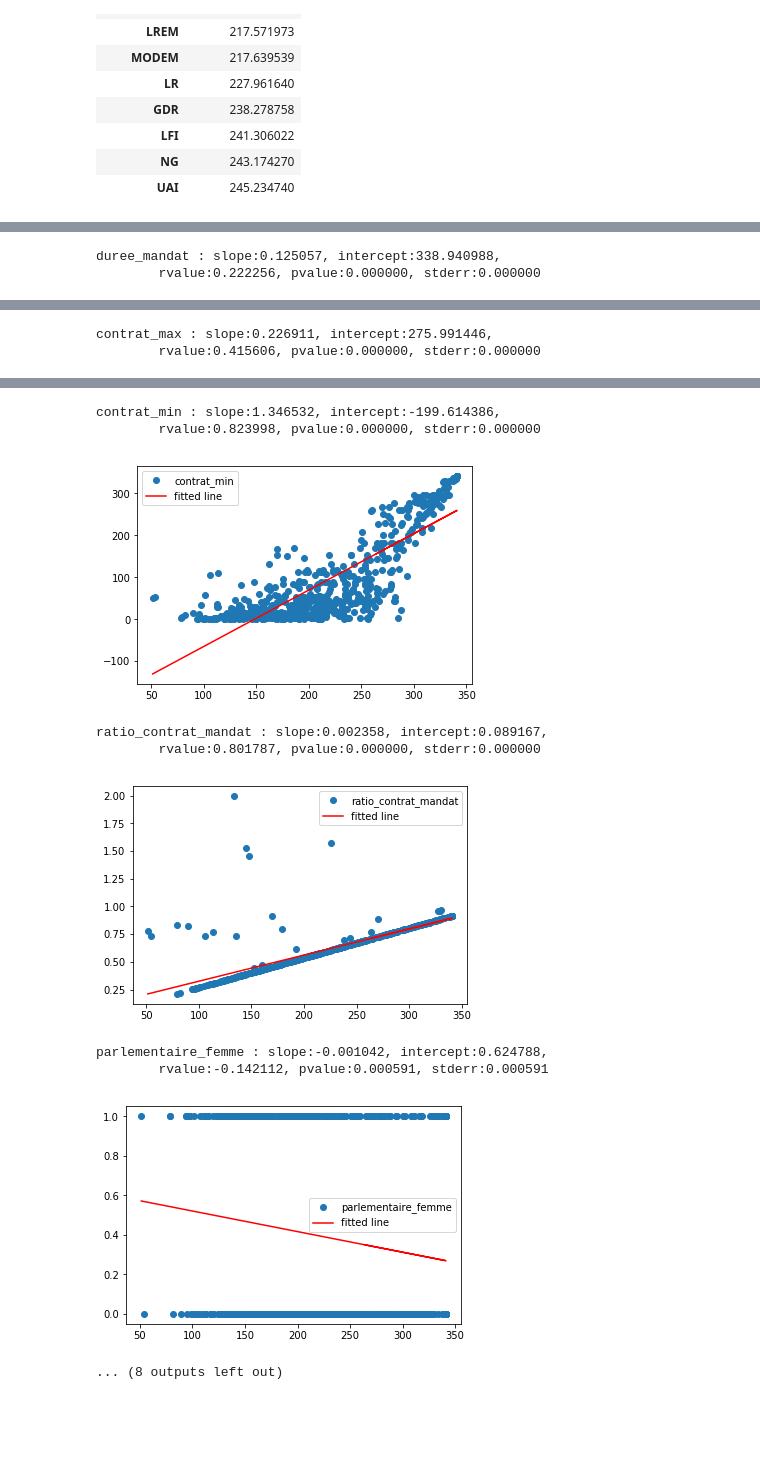
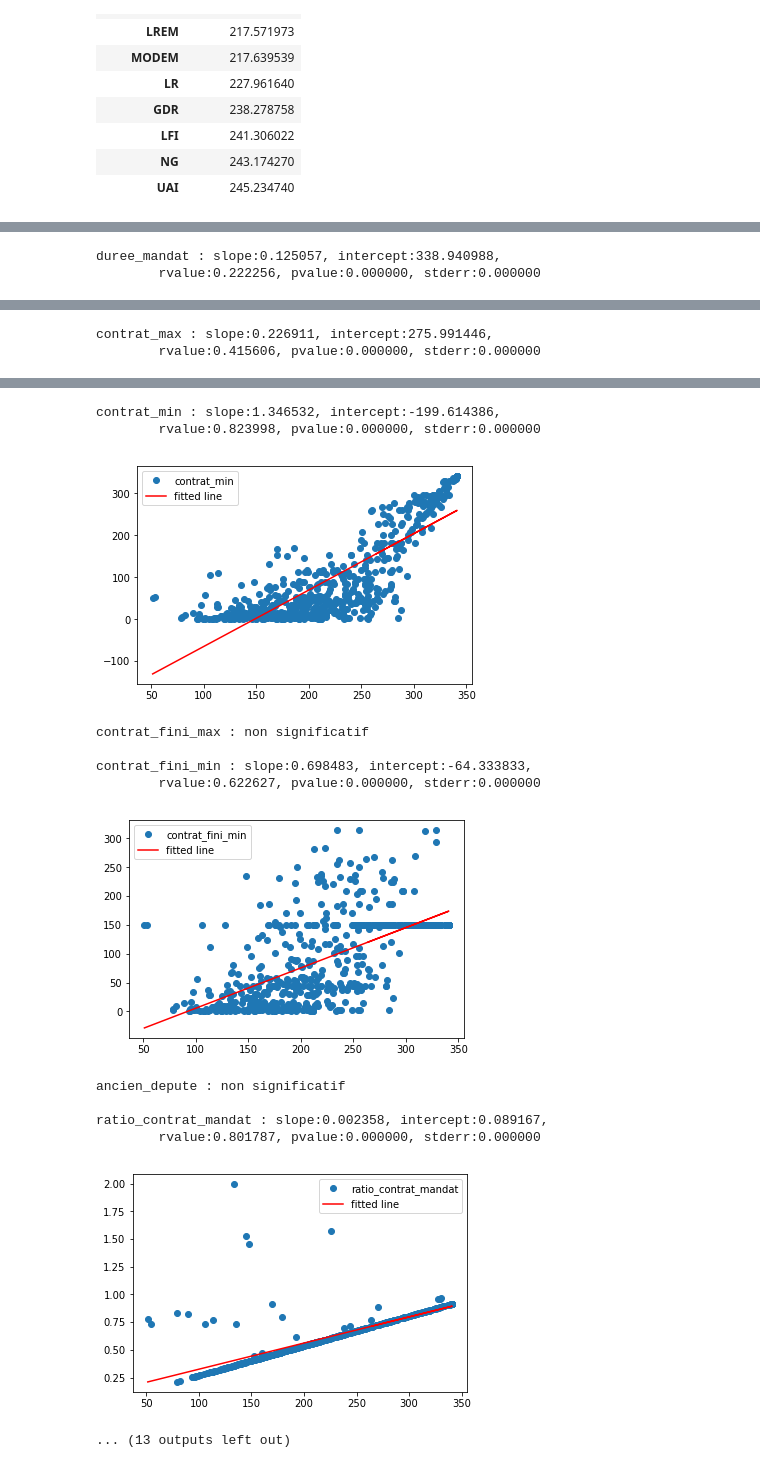
Before and after one commit to regardscitoyens/Collaborateurs-Parlement, a Jupyter notebook: exploitations/turnover.ipynb, the cells around one changed output, grey strips where cells are left out. Saved outputs shown, nothing was run; the diff lists cells and outputs as text; code cells hidden in the pictures; blank space fills up the shorter version.

```diff
--- a/exploitations/turnover.ipynb
+++ b/exploitations/turnover.ipynb
@@ -6,6 +6,8 @@ import matplotlib
 from scipy.stats import ttest_ind, linregress
 from sklearn.feature_selection import RFE
 from sklearn.linear_model import LogisticRegression
+import matplotlib.pyplot as plt
+
 
 csv = pd.read_csv("../data/turnover.csv", encoding='utf-8')
 
@@ -13,13 +15,17 @@ csv["entree"] = pd.to_datetime(csv["entree"])
 csv["sortie"] = pd.to_datetime(csv["sortie"])
 csv["mandat_debut"] = pd.to_datetime(csv["mandat_debut"])
 csv["mandat_fin"] = pd.to_datetime(csv["mandat_fin"])
+csv["date_naissance"] = pd.to_datetime(csv["date_naissance"])
+
 
 csv["contrat_fini"] = (csv["sortie"] != max(csv["sortie"]))
 csv["duree_mandat"] = csv["mandat_fin"] - csv["mandat_debut"]
 csv["duree_mandat"] = csv["duree_mandat"].apply(lambda a: int(a.total_seconds()/60/60/24))
+csv["parlementaire_age"] = (max(csv["sortie"]) - csv['date_naissance']).apply(lambda a: int(a.total_seconds()/60/60/24/365))
 #Vire les problèmes liés aux ministres
 csv = csv[csv["nombredejours"] > 0]
 #Vire les contrats courts de début de législature : sans doute la fin d'un contrat de la législature précédente
 csv = csv[(csv["entree"] < "2017-09-01") & (csv["nombredejours"] < 30) == False]
+csv.drop("collaborateurs", 1, inplace=True)
 # %%
 #csv = csv[csv["parlementaire"] == "Delphine O"]
@@ -61,10 +62,12 @@ duree_collaborateurs = duree_collaborateurs.merge(csv.groupby(["parlementaire"])
 duree_collaborateurs = duree_collaborateurs.merge(csv.groupby(["parlementaire"])[['nombredejours']].min().rename(columns={"nombredejours": "contrat_min"}).reset_index(), on="parlementaire")
 duree_collaborateurs = duree_collaborateurs.merge(csv[csv["contrat_fini"] == True].groupby(["parlementaire"])[['nombredejours']].max().rename(columns={"nombredejours": "contrat_fini_max"}).reset_index(), on="parlementaire", how="left")
 duree_collaborateurs = duree_collaborateurs.merge(csv[csv["contrat_fini"] == True].groupby(["parlementaire"])[['nombredejours']].min().rename(columns={"nombredejours": "contrat_fini_min"}).reset_index(), on="parlementaire", how="left")
+duree_collaborateurs = duree_collaborateurs.merge(csv.groupby(["parlementaire"])[['ancien_depute']].first().reset_index(), on="parlementaire")
 duree_collaborateurs["ratio_contrat_mandat"] = duree_collaborateurs["contrat_mediane"] / duree_collaborateurs["duree_mandat"]
-#duree_collaborateurs = duree_collaborateurs[duree_collaborateurs["ratio_contrat_mandat"] < 0.7]
+duree_collaborateurs = duree_collaborateurs.merge(csv.groupby(["parlementaire"])[['nb_mandats']].first().reset_index(), on="parlementaire")
+duree_collaborateurs = duree_collaborateurs.merge(csv.groupby(["parlementaire"])[['parlementaire_age']].first().reset_index(), on="parlementaire")
 duree_collaborateurs = duree_collaborateurs.sort_values("contrat_max")#sort_values("contrat le plus long")
-#duree_collaborateurs.fillna(1000, inplace=True)
+duree_collaborateurs.fillna(150, inplace=True)
 duree_collaborateurs.to_csv("../data/duree_collaborateur.csv")
 # %% [markdown]
 Tri par le contrat max pour faire remonter les parlementaires ne gardent aucun collaborateur sur le long terme :
@@ -157,8 +160,9 @@ duree_collaborateurs
 # %%
-duree_tt = duree_collaborateurs.drop(["contrat_fini_max", "contrat_fini_min"], 1)
+duree_tt = duree_collaborateurs#.drop(["contrat_fini_max", "contrat_fini_min"], 1)
 duree_tt["parlementaire_femme"] = (duree_tt["sexe_parlementaire"] == "F") * 1
 duree_tt["parlementaire_homme"] = (duree_tt["sexe_parlementaire"] == "H") * 1
+duree_tt["parlementaire_has_autre_mandats"] = (duree_tt["nb_mandats"] > 1) * 1
 for grp in duree_tt["groupe_sigle"].unique():
     duree_tt["groupe_"+grp] = (duree_tt["groupe_sigle"] == grp) * 1
-duree_tt
+
 #Pour MacOS
@@ -184,9 +169,11 @@ duree_tt
 # %%
-for i in duree_tt.drop(["nb_collaborateurs", "duree_mandat", "contrat_max", "contrat_min", "ratio_contrat_mandat"], 1).columns[4:]:
+for i in duree_tt.drop(["nb_collaborateurs", "parlementaire_age", "duree_mandat", "nb_mandats","contrat_max", "contrat_min", "ratio_contrat_mandat", "contrat_fini_max", "contrat_fini_min"], 1).columns[4:]:
     cat1 = duree_tt[duree_tt[i] == 0]["contrat_mediane"]
     cat2 = duree_tt[duree_tt[i] == 1]["contrat_mediane"]
 
     tt = ttest_ind(cat1, cat2)
-    if tt.pvalue < 0.1:
+    if tt.pvalue < 0.2:
         print("{0} : {1:f}, {2:f}\n".format(i, tt.statistic, tt.pvalue))
+    else:
+        print(i+" non significatif\n")
 # %% [output]
@@ -202,36 +197,40 @@ groupe_UAI : -1.976073, 0.048621
 # %%
-import matplotlib.pyplot as plt
-
 tt = {}
 for i in duree_tt.columns[4:]:
     tt[i] = linregress(duree_tt["contrat_mediane"], duree_tt[i])
     #print (tt)
     if tt[i].pvalue < 0.1:
         print("{0} : slope:{1:f}, intercept:{2:f}, \n\trvalue:{3:f}, pvalue:{4:f}, stderr:{4:f}\n".format(i, tt[i].slope, tt[i].intercept, tt[i].rvalue, tt[i].pvalue, tt[i].stderr))
         plt.plot(duree_tt["contrat_mediane"], duree_tt[i], 'o', label=i)
         plt.plot(duree_tt["contrat_mediane"], tt[i].intercept + tt[i].slope*duree_tt["contrat_mediane"], 'r', label='fitted line')
         plt.legend()
         plt.show()
+    else:
+        print (i+" : non significatif\n")
 # %% [output]
 nb_collaborateurs : slope:-0.019951, intercept:9.580288,
         rvalue:-0.685975, pvalue:0.000000, stderr:0.000000
 [figure]
 duree_mandat : slope:0.125057, intercept:338.940988,
         rvalue:0.222256, pvalue:0.000000, stderr:0.000000
 [figure]
 contrat_max : slope:0.226911, intercept:275.991446,
         rvalue:0.415606, pvalue:0.000000, stderr:0.000000
 [figure]
 contrat_min : slope:1.346532, intercept:-199.614386,
         rvalue:0.823998, pvalue:0.000000, stderr:0.000000
 [figure]
-ratio_contrat_mandat : slope:0.002358, intercept:0.089167,
-        rvalue:0.801787, pvalue:0.000000, stderr:0.000000
+contrat_fini_max : non significatif
+
+contrat_fini_min : slope:0.698483, intercept:-64.333833,
+        rvalue:0.622627, pvalue:0.000000, stderr:0.000000
-[figure, old version]
+[figure, new version]
-parlementaire_femme : slope:-0.001042, intercept:0.624788,
-        rvalue:-0.142112, pvalue:0.000591, stderr:0.000591
+ancien_depute : non significatif
+
+ratio_contrat_mandat : slope:0.002358, intercept:0.089167,
+        rvalue:0.801787, pvalue:0.000000, stderr:0.000000
-[figure, old version]
+[figure, new version]
-... (8 outputs left out)
+... (13 outputs left out)
 # %%
 logreg = LogisticRegression()
 y = duree_tt["contrat_mediane"].values
```
Also changed, not shown: parts of 8 cells of this notebook.
